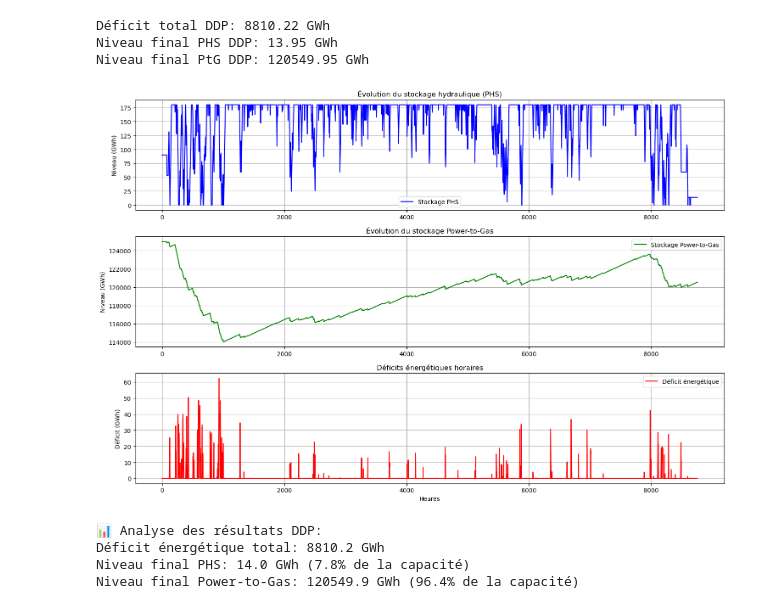
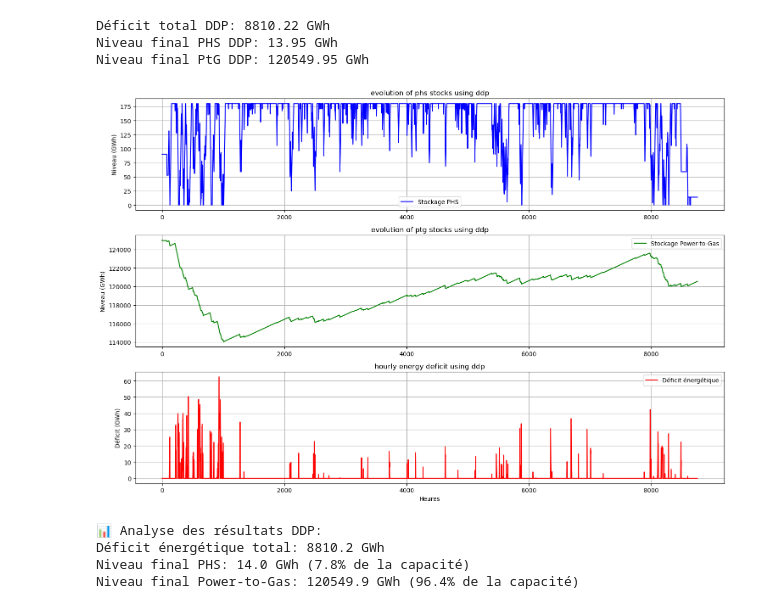
Before and after one commit to saraesk116/projet_optimisation, a Jupyter notebook: Code/test_quirion.ipynb, the cells around one changed output. Cells and saved outputs as stored; diff of their text form; code cells hidden in the pictures.

```diff
--- a/Code/test_quirion.ipynb
+++ b/Code/test_quirion.ipynb
@@ -372,38 +372,38 @@ plt.figure(figsize=(15, 10))
 # Niveau PHS
 plt.subplot(3, 1, 1)
 plt.plot(phs_level_ddp, color='blue', label='Stockage PHS')
-plt.title('Évolution du stockage hydraulique (PHS)')
+plt.title('evolution of phs stocks using ddp')
 plt.ylabel('Niveau (GWh)')
 plt.grid(True)
 plt.legend()
 
 # Niveau Power-to-Gas
 plt.subplot(3, 1, 2)
 plt.plot(ptg_level_ddp, color='green', label='Stockage Power-to-Gas')
-plt.title('Évolution du stockage Power-to-Gas')
+plt.title('evolution of ptg stocks using ddp')
 plt.ylabel('Niveau (GWh)')
 plt.grid(True)
 plt.legend()
 
 # Déficits énergétiques
 plt.subplot(3, 1, 3)
 plt.plot(deficit_ddp, color='red', label='Déficit énergétique')
-plt.title('Déficits énergétiques horaires')
+plt.title('hourly energy deficit using ddp')
 plt.xlabel('Heures')
 plt.ylabel('Déficit (GWh)')
 plt.grid(True)
 plt.legend()
 
 plt.tight_layout()
 plt.show()
 
 # Affichage des indicateurs clés
 print(f"\n📊 Analyse des résultats DDP:")
 print(f"Déficit énergétique total: {sum(deficit_ddp):.1f} GWh")
 print(f"Niveau final PHS: {phs_level_ddp[-1]:.1f} GWh ({phs_level_ddp[-1]/phs_capacity:.1%} de la capacité)")
 print(f"Niveau final Power-to-Gas: {ptg_level_ddp[-1]:.1f} GWh ({ptg_level_ddp[-1]/ptg_capacity:.1%} de la capacité)")
 # %% [output]
-[figure, old version]
+[figure, new version]
 📊 Analyse des résultats DDP:
 Déficit énergétique total: 8810.2 GWh
 Niveau final PHS: 14.0 GWh (7.8% de la capacité)
```
Also changed, not shown: parts of 3 cells of this notebook.
